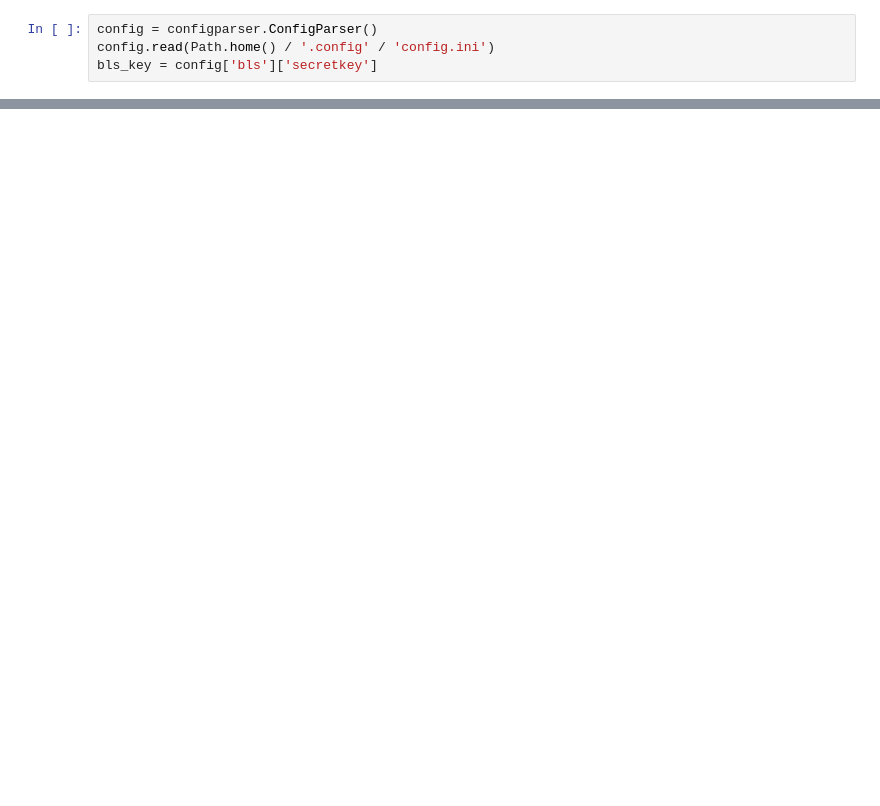
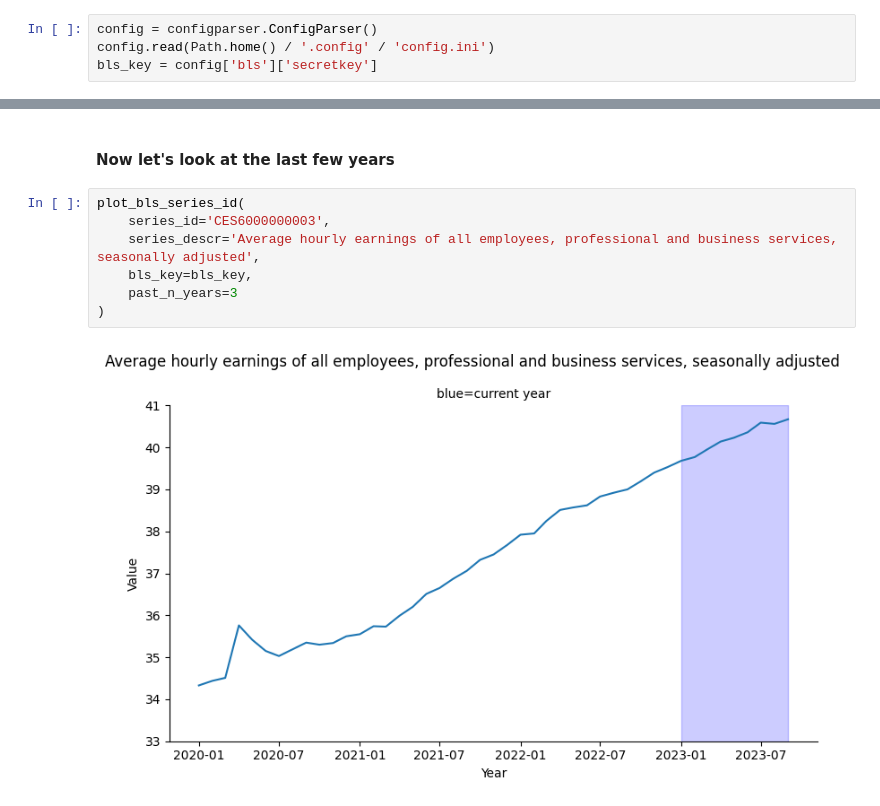
Before and after one commit to pybokeh/data-sets, a Jupyter notebook: bls/Using_blsutils.ipynb, the cells around one changed output, grey strips where cells are left out. Cells and saved outputs as stored; diff of their text form; blank space fills up the shorter version.

```diff
--- a/bls/Using_blsutils.ipynb
+++ b/bls/Using_blsutils.ipynb
@@ -35,0 +50,11 @@ It does appear that hiring has slowed down during summer of 2023 and has slowly
+# %% [markdown]
+#### Now let's look at the last few years
+# %%
+plot_bls_series_id(
+    series_id='CES6000000003',
+    series_descr='Average hourly earnings of all employees, professional and business services, seasonally adjusted',
+    bls_key=bls_key,
+    past_n_years=3
+)
+# %% [output]
+[figure, added]
```
Also changed, not shown: parts of 15 cells of this notebook, 5 other files.
